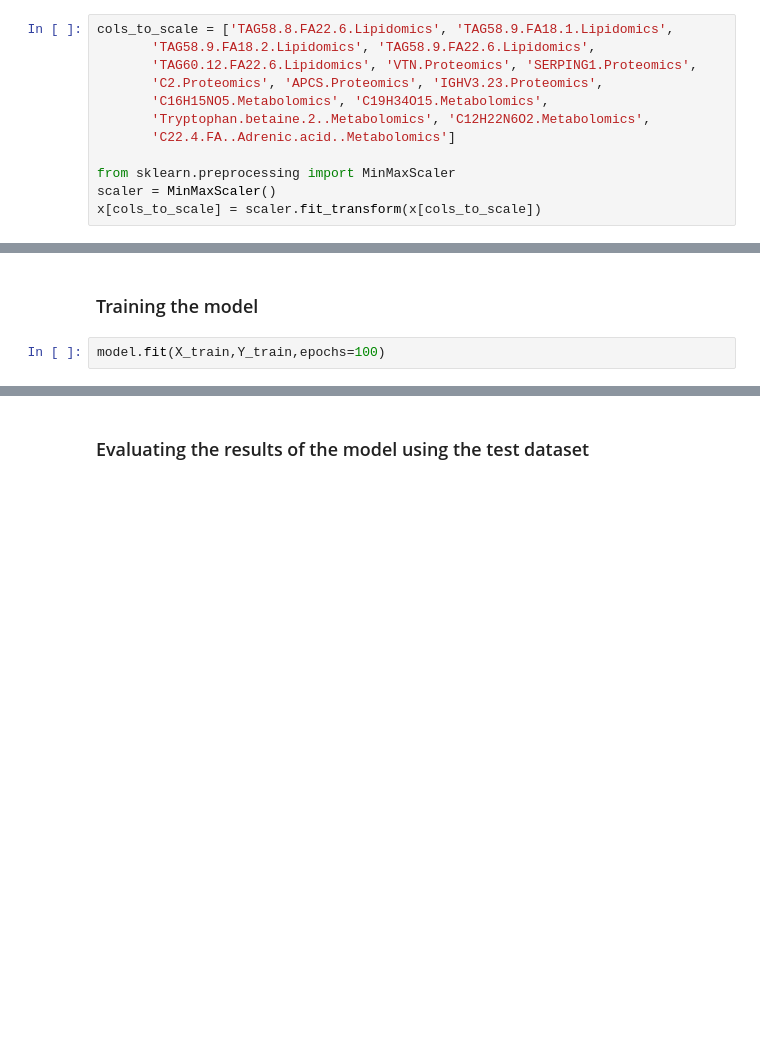
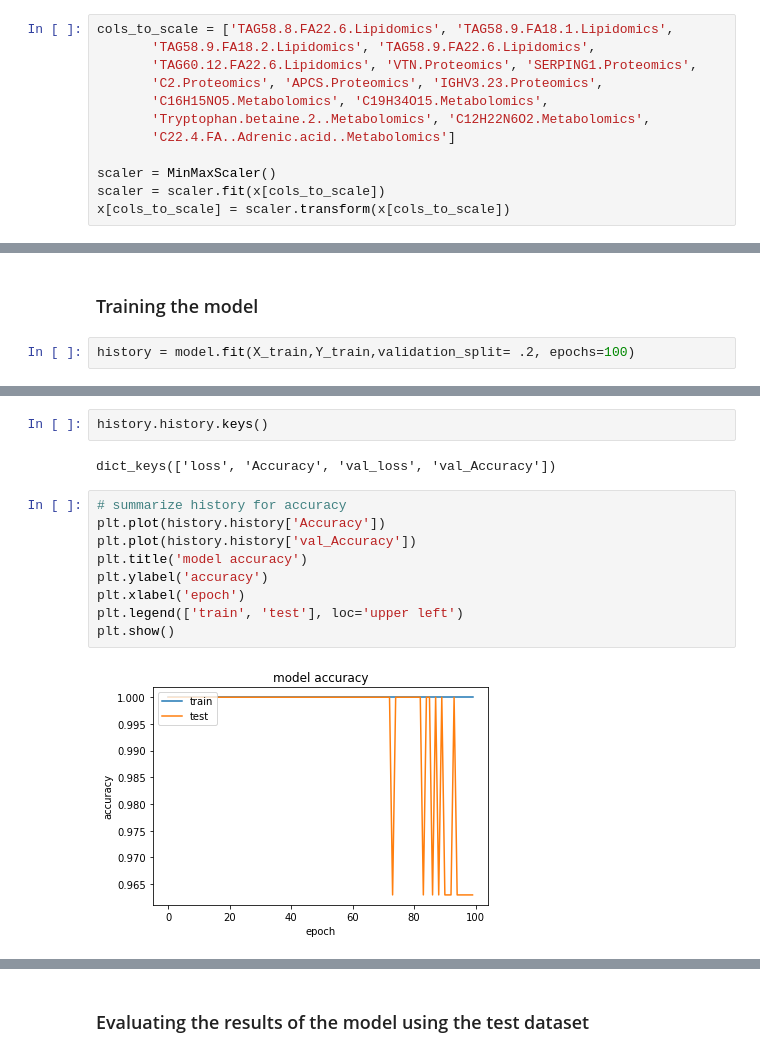
Before and after one commit to jsv1604/IBMz_Datathon_Datavengers_early-stage-diabetes-multi-omic, a Jupyter notebook: Model.ipynb, the cells around one changed output, grey strips where cells are left out. Drawn from its saved outputs; the diff is of its cells as text; blank space fills up the shorter version.

```diff
--- a/Model.ipynb
+++ b/Model.ipynb
@@ -83,9 +103,9 @@ cols_to_scale = ['TAG58.8.FA22.6.Lipidomics', 'TAG58.9.FA18.1.Lipidomics',
        'Tryptophan.betaine.2..Metabolomics', 'C12H22N6O2.Metabolomics',
        'C22.4.FA..Adrenic.acid..Metabolomics']
 
-from sklearn.preprocessing import MinMaxScaler
 scaler = MinMaxScaler()
-x[cols_to_scale] = scaler.fit_transform(x[cols_to_scale])
+scaler = scaler.fit(x[cols_to_scale])
+x[cols_to_scale] = scaler.transform(x[cols_to_scale])
 # %%
 df.class_code.unique()
 # %% [output]
@@ -152,6 +170,6 @@ X_train,X_test,Y_train,Y_test=train_test_split(x,y,train_size=0.8,shuffle=True)
 # %% [markdown]
 ### Training the model
 # %%
-model.fit(X_train,Y_train,epochs=100)
+history = model.fit(X_train,Y_train,validation_split= .2, epochs=100)
 # %% [output]
 Epoch 1/100
@@ -175,0 +192,15 @@ Epoch 100/100
+# %%
+history.history.keys()
+# %% [output]
+dict_keys(['loss', 'Accuracy', 'val_loss', 'val_Accuracy'])
+# %%
+# summarize history for accuracy
+plt.plot(history.history['Accuracy'])
+plt.plot(history.history['val_Accuracy'])
+plt.title('model accuracy')
+plt.ylabel('accuracy')
+plt.xlabel('epoch')
+plt.legend(['train', 'test'], loc='upper left')
+plt.show()
+# %% [output]
+[figure, added]
```
Also changed, not shown: parts of 22 cells of this notebook, 5 other files.
